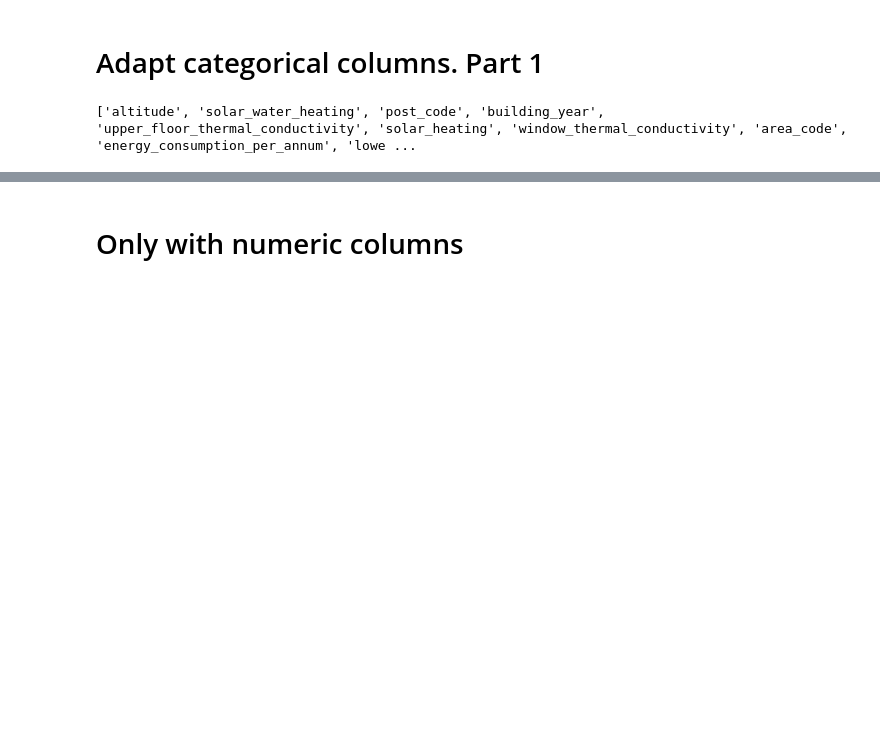
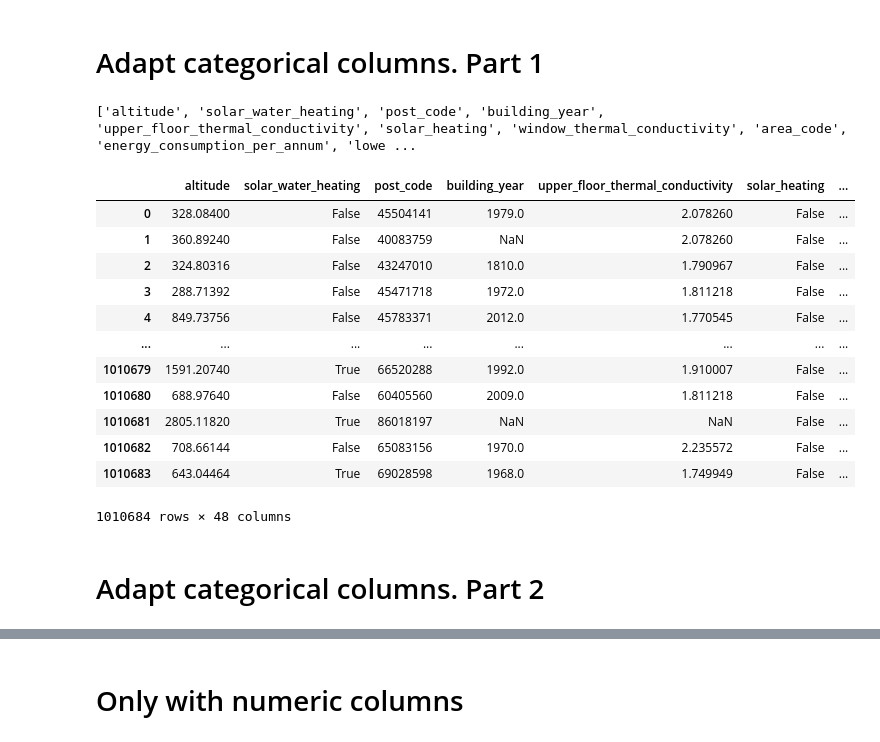
Before and after one commit to FrankFacundo/ComputerScience-Data, a Jupyter notebook: Data/DataScience/StudyCases-Challenge/Hickaton/my_work/challenge.ipynb, the cells around one changed output, grey strips where cells are left out. Cells and saved outputs as stored; diff of their text form; code cells hidden in the pictures; blank space fills up the shorter version.

```diff
--- a/Data/DataScience/StudyCases-Challenge/Hickaton/my_work/challenge.ipynb
+++ b/Data/DataScience/StudyCases-Challenge/Hickaton/my_work/challenge.ipynb
@@ -201,3 +204,28 @@ cols_train = num_cols + cat_cols_valid
 print(cols_train)
 # %% [output]
 ['altitude', 'solar_water_heating', 'post_code', 'building_year', 'upper_floor_thermal_conductivity', 'solar_heating', 'window_thermal_conductivity', 'area_code', 'energy_consumption_per_annum', 'lowe ...
+# %%
+def encode(dataframe, encoding_map):
+    for column, mapping in encoding_map.items():
+        dataframe[column].replace(mapping, inplace=True)
+# %%
+df_cat1 = df_filter1.copy()
+df_cat1 = df_cat1[cols_train]
+encode(df_cat1, encoding_map)
+df_cat1
+# %% [output]
+|  | altitude | solar_water_heating | post_code | building_year | upper_floor_thermal_conductivity | solar_heating | ... |
+| 0 | 328.08400 | False | 45504141 | 1979.0 | 2.078260 | False | ... |
+| 1 | 360.89240 | False | 40083759 | NaN | 2.078260 | False | ... |
+| 2 | 324.80316 | False | 43247010 | 1810.0 | 1.790967 | False | ... |
+| 3 | 288.71392 | False | 45471718 | 1972.0 | 1.811218 | False | ... |
+| 4 | 849.73756 | False | 45783371 | 2012.0 | 1.770545 | False | ... |
+| ... | ... | ... | ... | ... | ... | ... | ... |
+| 1010679 | 1591.20740 | True | 66520288 | 1992.0 | 1.910007 | False | ... |
+| 1010680 | 688.97640 | False | 60405560 | 2009.0 | 1.811218 | False | ... |
+| 1010681 | 2805.11820 | True | 86018197 | NaN | NaN | False | ... |
+| 1010682 | 708.66144 | False | 65083156 | 1970.0 | 2.235572 | False | ... |
+| 1010683 | 643.04464 | True | 69028598 | 1968.0 | 1.749949 | False | ... |
+1010684 rows × 48 columns
+# %% [markdown]
+# Adapt categorical columns. Part 2
```
Also changed, not shown: parts of 18 cells of this notebook.
